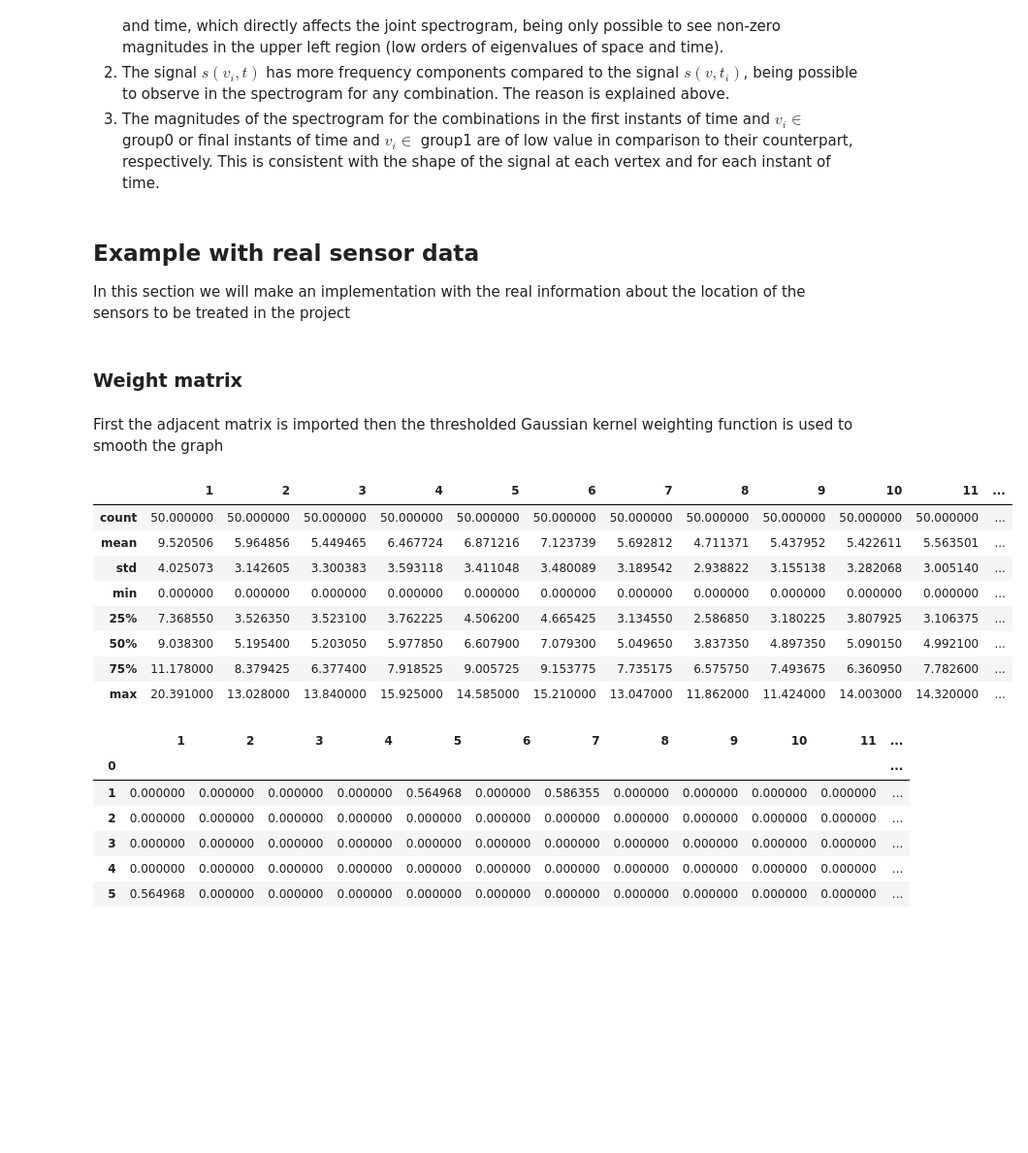
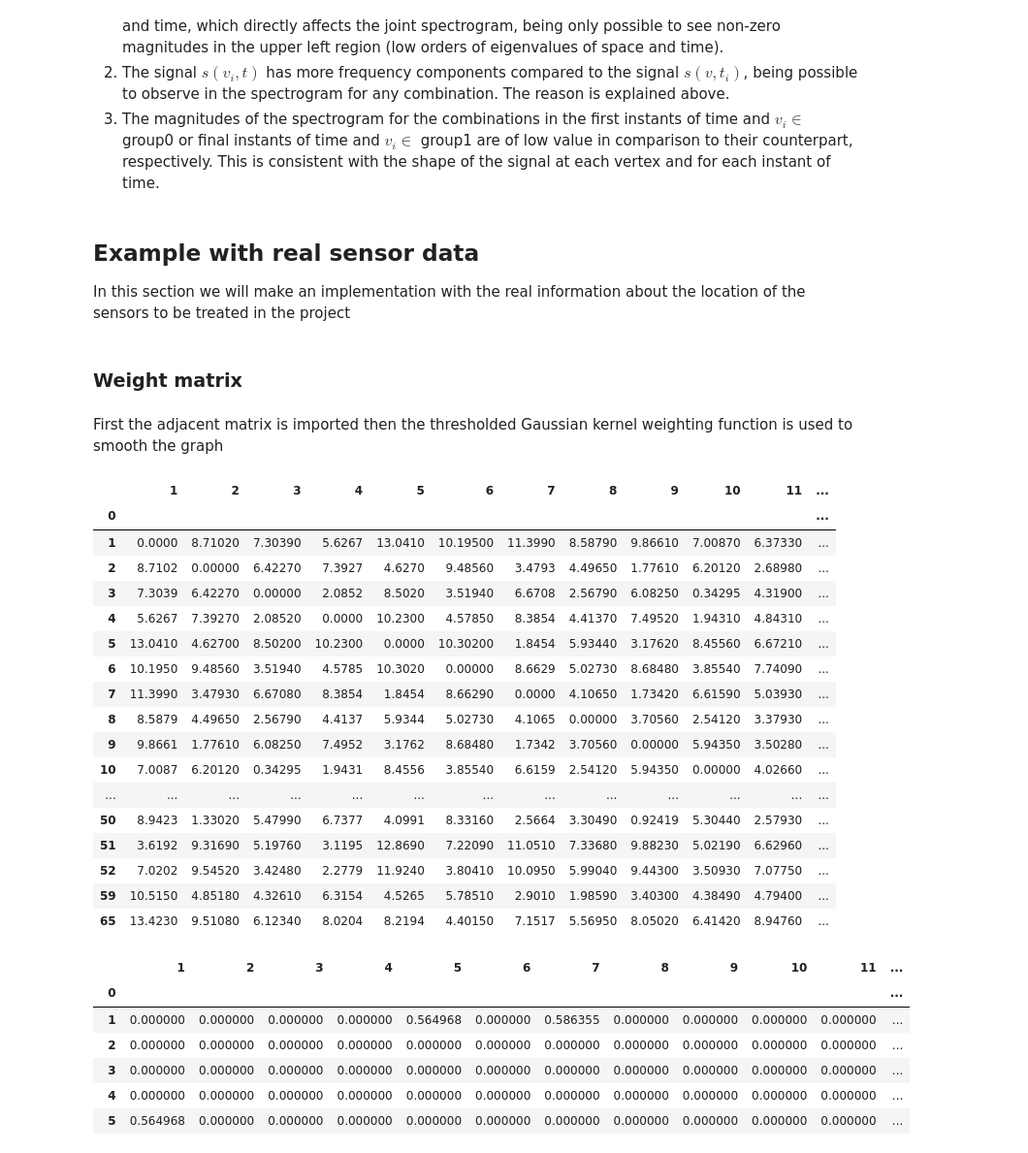
Before and after one commit to TEAM-IMT/air-polution-sensor, a Jupyter notebook: GFT_sensors.ipynb, the cells around one changed output. Shown at 97% size. Saved outputs shown, nothing was run; the diff lists cells and outputs as text; code cells hidden in the pictures; blank space fills up the shorter version.

```diff
--- a/GFT_sensors.ipynb
+++ b/GFT_sensors.ipynb
@@ -247,26 +257,36 @@ Taking into account that the joint spectrogram estimates different spectrograms,
 2.  The signal $s(v_i,t)$ has more frequency components compared to the signal $s(v,t_i)$, being possible to observe in the spectrogram for any combination. The reason is explained above.
 3.  The magnitudes of the spectrogram for the combinations in the first instants of time and $v_i \in$ group0 or final instants of time and $v_i \in$ group1 are of low value in comparison to their counterpart, respectively. This is consistent with the shape of the signal at each vertex and for each instant of time.
 # %% [markdown]
-## Example with real sensor data
+## **Example with real sensor data**
 
 In this section we will make an implementation with the real information about the location of the sensors to be treated in the project
 # %% [markdown]
-### Weight matrix
+### **Weight matrix**
 # %% [markdown]
 First the adjacent matrix is imported then the thresholded Gaussian kernel weighting function is used to smooth the graph
 # %%
 W = pd.read_csv('data/Pune_SensorLocationDistances.csv',header=0).set_index('0')
 W.describe()
+W
 # %% [output]
 |  | 1 | 2 | 3 | 4 | 5 | 6 | 7 | 8 | 9 | 10 | 11 | ... |
-| count | 50.000000 | 50.000000 | 50.000000 | 50.000000 | 50.000000 | 50.000000 | 50.000000 | 50.000000 | 50.000000 | 50.000000 | 50.000000 | ... |
-| mean | 9.520506 | 5.964856 | 5.449465 | 6.467724 | 6.871216 | 7.123739 | 5.692812 | 4.711371 | 5.437952 | 5.422611 | 5.563501 | ... |
-| std | 4.025073 | 3.142605 | 3.300383 | 3.593118 | 3.411048 | 3.480089 | 3.189542 | 2.938822 | 3.155138 | 3.282068 | 3.005140 | ... |
-| min | 0.000000 | 0.000000 | 0.000000 | 0.000000 | 0.000000 | 0.000000 | 0.000000 | 0.000000 | 0.000000 | 0.000000 | 0.000000 | ... |
-| 25% | 7.368550 | 3.526350 | 3.523100 | 3.762225 | 4.506200 | 4.665425 | 3.134550 | 2.586850 | 3.180225 | 3.807925 | 3.106375 | ... |
-| 50% | 9.038300 | 5.195400 | 5.203050 | 5.977850 | 6.607900 | 7.079300 | 5.049650 | 3.837350 | 4.897350 | 5.090150 | 4.992100 | ... |
-| 75% | 11.178000 | 8.379425 | 6.377400 | 7.918525 | 9.005725 | 9.153775 | 7.735175 | 6.575750 | 7.493675 | 6.360950 | 7.782600 | ... |
-| max | 20.391000 | 13.028000 | 13.840000 | 15.925000 | 14.585000 | 15.210000 | 13.047000 | 11.862000 | 11.424000 | 14.003000 | 14.320000 | ... |
+| 0 |  |  |  |  |  |  |  |  |  |  |  | ... |
+| 1 | 0.0000 | 8.71020 | 7.30390 | 5.6267 | 13.0410 | 10.19500 | 11.3990 | 8.58790 | 9.86610 | 7.00870 | 6.37330 | ... |
+| 2 | 8.7102 | 0.00000 | 6.42270 | 7.3927 | 4.6270 | 9.48560 | 3.4793 | 4.49650 | 1.77610 | 6.20120 | 2.68980 | ... |
+| 3 | 7.3039 | 6.42270 | 0.00000 | 2.0852 | 8.5020 | 3.51940 | 6.6708 | 2.56790 | 6.08250 | 0.34295 | 4.31900 | ... |
+| 4 | 5.6267 | 7.39270 | 2.08520 | 0.0000 | 10.2300 | 4.57850 | 8.3854 | 4.41370 | 7.49520 | 1.94310 | 4.84310 | ... |
+| 5 | 13.0410 | 4.62700 | 8.50200 | 10.2300 | 0.0000 | 10.30200 | 1.8454 | 5.93440 | 3.17620 | 8.45560 | 6.67210 | ... |
+| 6 | 10.1950 | 9.48560 | 3.51940 | 4.5785 | 10.3020 | 0.00000 | 8.6629 | 5.02730 | 8.68480 | 3.85540 | 7.74090 | ... |
+| 7 | 11.3990 | 3.47930 | 6.67080 | 8.3854 | 1.8454 | 8.66290 | 0.0000 | 4.10650 | 1.73420 | 6.61590 | 5.03930 | ... |
+| 8 | 8.5879 | 4.49650 | 2.56790 | 4.4137 | 5.9344 | 5.02730 | 4.1065 | 0.00000 | 3.70560 | 2.54120 | 3.37930 | ... |
+| 9 | 9.8661 | 1.77610 | 6.08250 | 7.4952 | 3.1762 | 8.68480 | 1.7342 | 3.70560 | 0.00000 | 5.94350 | 3.50280 | ... |
+| 10 | 7.0087 | 6.20120 | 0.34295 | 1.9431 | 8.4556 | 3.85540 | 6.6159 | 2.54120 | 5.94350 | 0.00000 | 4.02660 | ... |
+| ... | ... | ... | ... | ... | ... | ... | ... | ... | ... | ... | ... | ... |
+| 50 | 8.9423 | 1.33020 | 5.47990 | 6.7377 | 4.0991 | 8.33160 | 2.5664 | 3.30490 | 0.92419 | 5.30440 | 2.57930 | ... |
+| 51 | 3.6192 | 9.31690 | 5.19760 | 3.1195 | 12.8690 | 7.22090 | 11.0510 | 7.33680 | 9.88230 | 5.02190 | 6.62960 | ... |
+| 52 | 7.0202 | 9.54520 | 3.42480 | 2.2779 | 11.9240 | 3.80410 | 10.0950 | 5.99040 | 9.44300 | 3.50930 | 7.07750 | ... |
+| 59 | 10.5150 | 4.85180 | 4.32610 | 6.3154 | 4.5265 | 5.78510 | 2.9010 | 1.98590 | 3.40300 | 4.38490 | 4.79400 | ... |
+| 65 | 13.4230 | 9.51080 | 6.12340 | 8.0204 | 8.2194 | 4.40150 | 7.1517 | 5.56950 | 8.05020 | 6.41420 | 8.94760 | ... |
 # %%
 W_normal= Norm_W(W,0.1,0.6) #Theta = 0.1 , k=0.6
 W_normal
```
Also changed, not shown: parts of 20 cells of this notebook.
